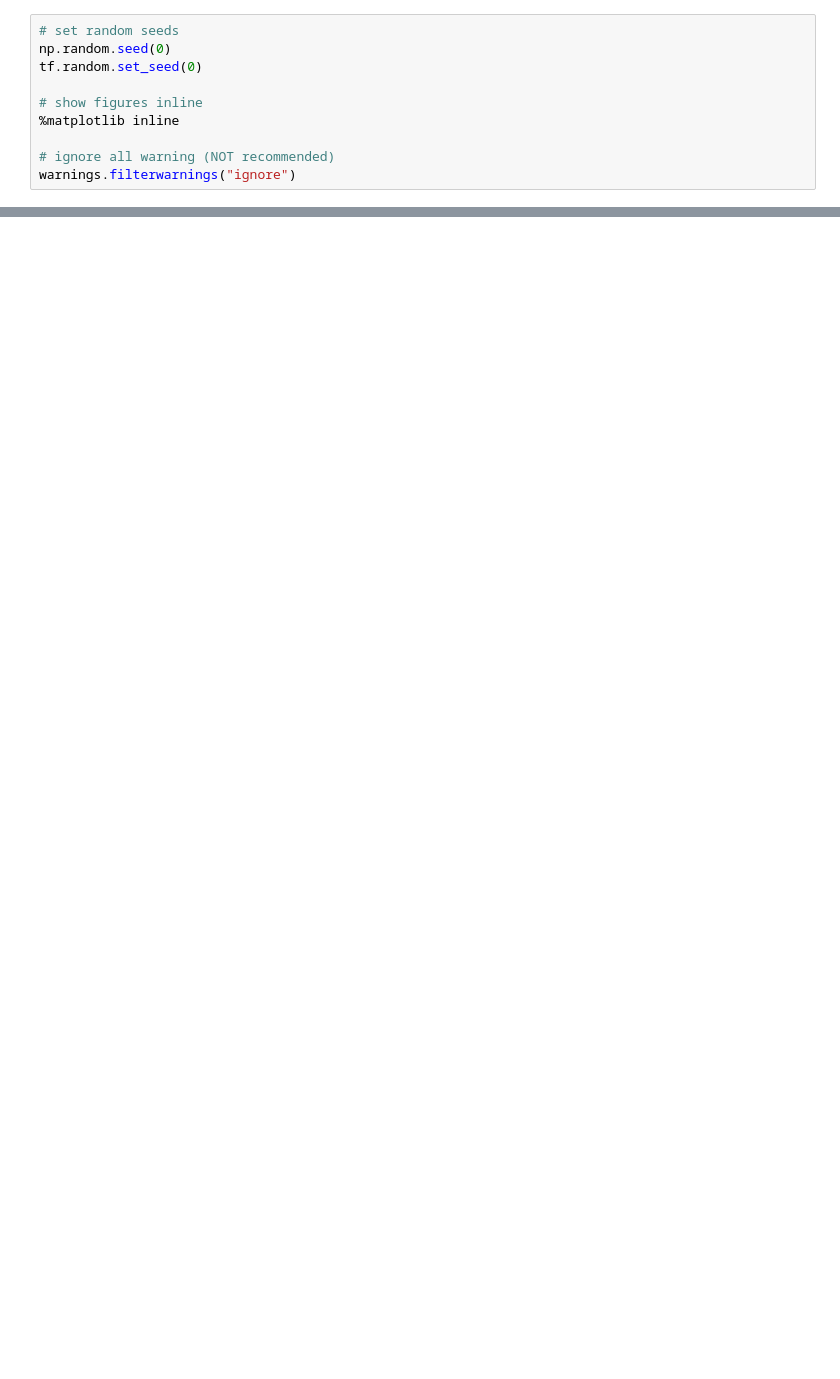
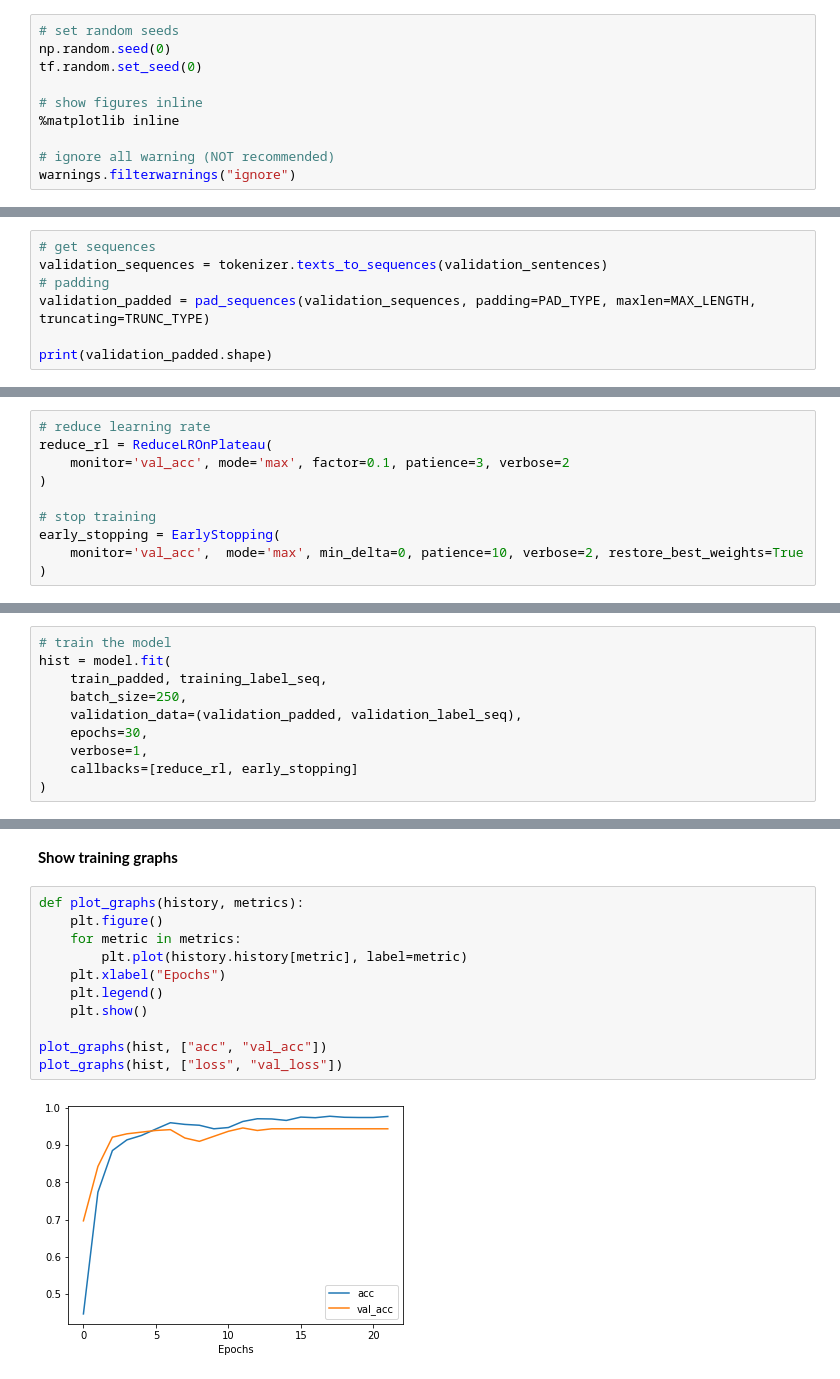
Before and after one commit to nipundebnath/tensorflow-2-practice, a Jupyter notebook: 03-Natural-Language-Processing/01-BBC-Text-Classification.ipynb, the cells around one changed output, grey strips where cells are left out. Drawn from its saved outputs; the diff is of its cells as text; blank space fills up the shorter version.

Commit message:
full bbc text classification

```diff
--- a/03-Natural-Language-Processing/01-BBC-Text-Classification.ipynb
+++ b/03-Natural-Language-Processing/01-BBC-Text-Classification.ipynb
@@ -35,0 +158,7 @@ warnings.filterwarnings("ignore")
+# %%
+# get sequences
+validation_sequences = tokenizer.texts_to_sequences(validation_sentences)
+# padding
+validation_padded = pad_sequences(validation_sequences, padding=PAD_TYPE, maxlen=MAX_LENGTH, truncating=TRUNC_TYPE)
+
+print(validation_padded.shape)
@@ -35,0 +279,10 @@ warnings.filterwarnings("ignore")
+# %%
+# reduce learning rate
+reduce_rl = ReduceLROnPlateau(
+    monitor='val_acc', mode='max', factor=0.1, patience=3, verbose=2
+)
+
+# stop training
+early_stopping = EarlyStopping(
+    monitor='val_acc',  mode='max', min_delta=0, patience=10, verbose=2, restore_best_weights=True
+)
@@ -35,0 +291,10 @@ warnings.filterwarnings("ignore")
+# %%
+# train the model
+hist = model.fit(
+    train_padded, training_label_seq,
+    batch_size=250,
+    validation_data=(validation_padded, validation_label_seq),
+    epochs=30,
+    verbose=1,
+    callbacks=[reduce_rl, early_stopping]
+)
@@ -35,0 +319,15 @@ warnings.filterwarnings("ignore")
+# %% [markdown]
+**Show training graphs**
+# %%
+def plot_graphs(history, metrics):
+    plt.figure()
+    for metric in metrics:
+        plt.plot(history.history[metric], label=metric)
+    plt.xlabel("Epochs")
+    plt.legend()
+    plt.show()
+
+plot_graphs(hist, ["acc", "val_acc"])
+plot_graphs(hist, ["loss", "val_loss"])
+# %% [output]
+[figure, added]
```
Also changed, not shown: parts of 31 cells of this notebook.
